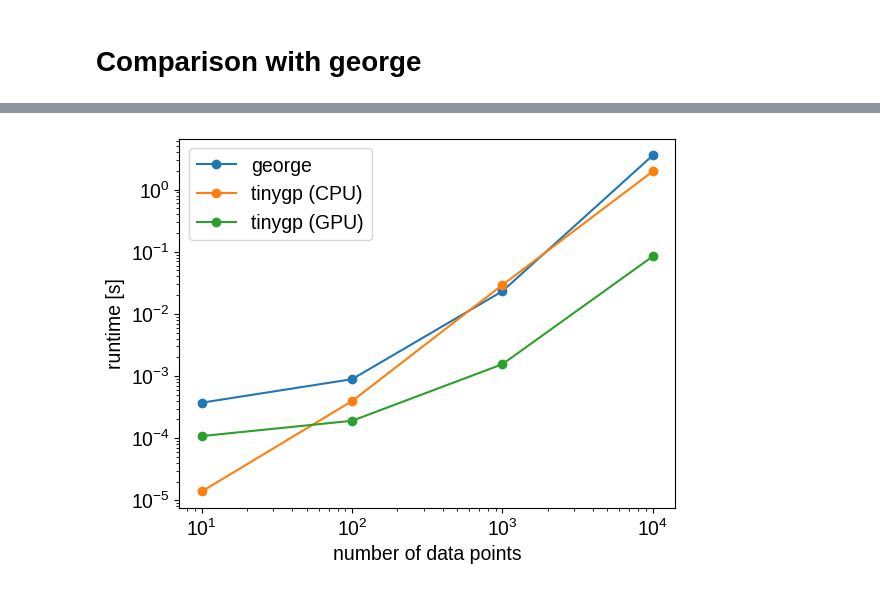
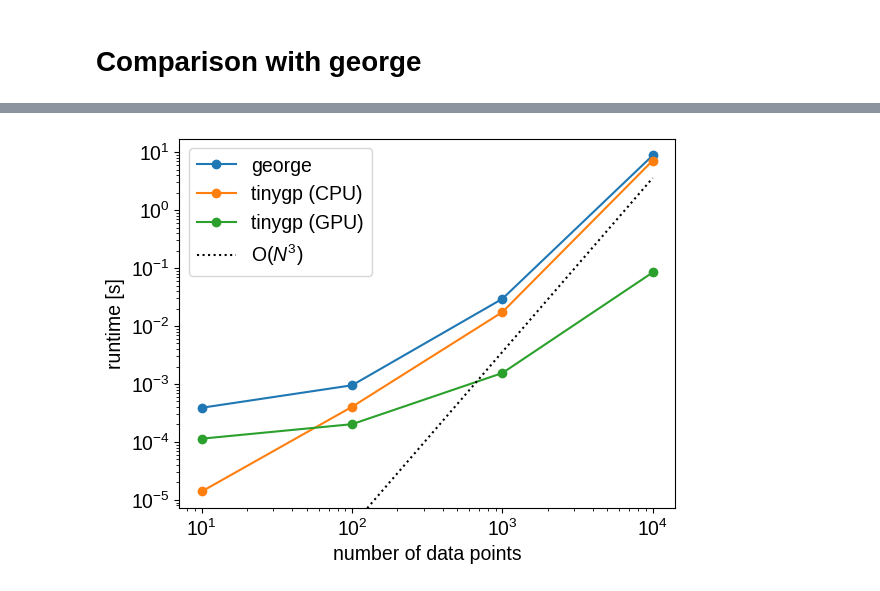
Before and after one commit to dfm/tinygp, a Jupyter notebook: docs/tutorials/george.ipynb, the cells around one changed output, grey strips where cells are left out. Cells and saved outputs as stored; diff of their text form; code cells hidden in the pictures.

```diff
--- a/docs/tutorials/george.ipynb
+++ b/docs/tutorials/george.ipynb
@@ -108,10 +119,17 @@ for n in ns:
 # %%
 plt.loglog(ns, george_time, "o-", label="george")
 plt.loglog(ns, cpu_time, "o-", label="tinygp (CPU)")
 plt.loglog(ns, gpu_time, "o-", label="tinygp (GPU)")
-# plt.loglog(ns, 2 * np.array(ns) ** 3 / ns[-1] ** 3 * george_time[-1], ":k")
+ylim = plt.ylim()
+plt.loglog(
+    ns,
+    0.5 * np.array(ns) ** 3 / ns[-1] ** 3 * cpu_time[-1],
+    ":k",
+    label="O($N^3$)",
+)
+plt.ylim(ylim)
 plt.legend()
 plt.xlabel("number of data points")
 plt.ylabel("runtime [s]");
 # %% [output]
-[figure, old version]
+[figure, new version]
```
Also changed, not shown: parts of 4 cells of this notebook.
